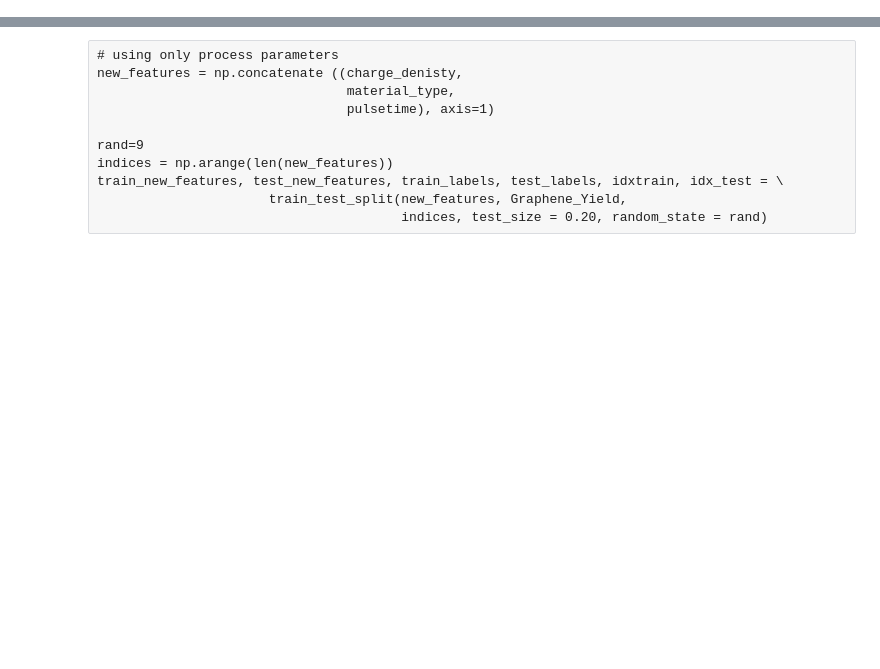
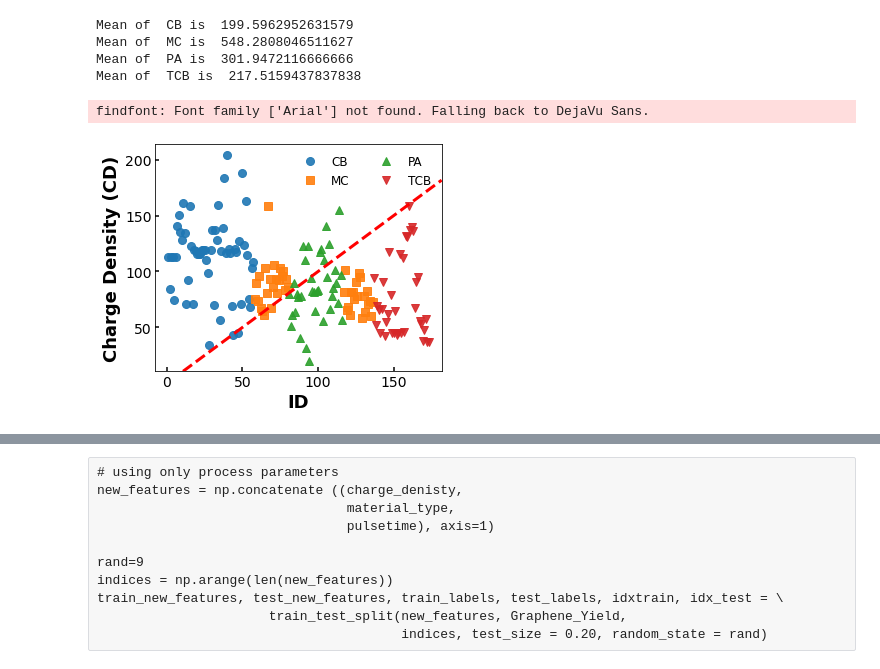
Before and after one commit to sattarik/Flash_Joule_Heating, a Jupyter notebook: RegressionAndPD_Porxyproperties_76test_80train_working.ipynb, the cells around one changed output, grey strips where cells are left out. Drawn from its saved outputs; the diff is of its cells as text; code cells hidden in the pictures; blank space fills up the shorter version.

```diff
--- a/RegressionAndPD_Porxyproperties_76test_80train_working.ipynb
+++ b/RegressionAndPD_Porxyproperties_76test_80train_working.ipynb
@@ -203,3 +203,60 @@ def category_normalization_mass(df):
         norm_yield_cat = np.divide(np.subtract(yield_array, mean_yield), std_yield)
         norm_array = np.append(norm_array, norm_yield_cat)
     return norm_array
+# %%
+# Plot charge density (CD) for different materials
+fig, ax = plt.subplots(figsize=(5,4))
+# Import file
+filename='FJH_ML_Final.csv'
+df_nothotenc = import_file_noOneHot(filename)
+# Create normalized I by category
+norm1, norm2 = category_normalization_theonesyoualwaysuse(df_nothotenc)
+df_nothotenc['Norm_I_Max'] = norm1
+df_nothotenc['Norm_charge_tot'] = norm2
+df_nothotenc['charge_density'] = df_nothotenc['Voltage']*df_nothotenc['Cap']/df_nothotenc['Mass']
+# df_nothotenc['test_feature'] = (df_nothotenc['Voltage']/df_nothotenc['Mass'])#*df_nothotenc['PulseTime']
+# df_nothotenc = df_nothotenc[df_nothotenc['TwoDtoG']<1.5]
+# df_nothotenc = df_nothotenc[df_nothotenc['Graphene_Yield']>20]
+
+groups = df_nothotenc.groupby(['Material'])
+
+df_nothotenc['ID'] = list(range(1, df_nothotenc['charge_density'].shape[0]+1))
+# Plot
+ax.tick_params(direction='in', length=4, width=1.5, colors='black', grid_alpha=0, labelsize='14')
+counter=0
+markers = ['o', 's', '^', 'v']
+colors=['blue', 'red', 'green', 'orange']
+colors2 = ['maroon', 'darkorange', 'goldenrod', 'dodgerblue']
+for name, group in groups:
+    ax.plot(group.ID, group.charge_density, marker=markers[counter], alpha=0.9, linestyle='', ms=8, label=name)
+    counter+=1
+    # Predicted 2D/G
+# plt.title('Test Data', fontsize='18', fontname='Arial', fontweight='bold')
+ax.set_xlabel('ID', fontsize='18', fontname='Arial', fontweight='bold')
+ax.set_ylabel('Charge Density (CD)', fontsize='18', fontname='Arial', fontweight='bold')
+ymin, ymax = plt.ylim()
+xmin, xmax = plt.xlim()
+ax.set_xlim(xmin, xmax)
+ax.set_ylim(ymin, ymax)
+# Make a red line to show perfect predictions
+x2 = np.arange(ymin, ymax*1.1, .01)
+y2 = np.arange(ymin, ymax*1.1, .01)
+ax.plot(x2,y2, linestyle='--', linewidth = '3', color='red')
+leg = plt.legend(frameon="True", prop={'family': 'Arial'})
+ax.legend(frameon=False, ncol=2, fontsize=12, loc='upper right')
+
+# Plot
+# plt.plot(df_nothotenc['I_Max'],df_nothotenc['Graphene_Yield'], linestyle = 'none', marker = 'o', color='black', markersize='8')
+# plt.xlabel('Flash Voltage (V)', fontsize='18', fontname='Arial', fontweight='bold')
+# plt.ylabel('D/G Ratio', fontsize='18', fontname='Arial', fontweight='bold')
+# Save
+plt.tight_layout()
+plt.savefig('cvDist_material.png', dpi=300)
+plt.show()
+# %% [output]
+Mean of  CB is  199.5962952631579
+Mean of  MC is  548.2808046511627
+Mean of  PA is  301.9472116666666
+Mean of  TCB is  217.5159437837838
+findfont: Font family ['Arial'] not found. Falling back to DejaVu Sans.
+[figure, added]
```
Also changed, not shown: parts of 53 cells of this notebook, 5 other files.
